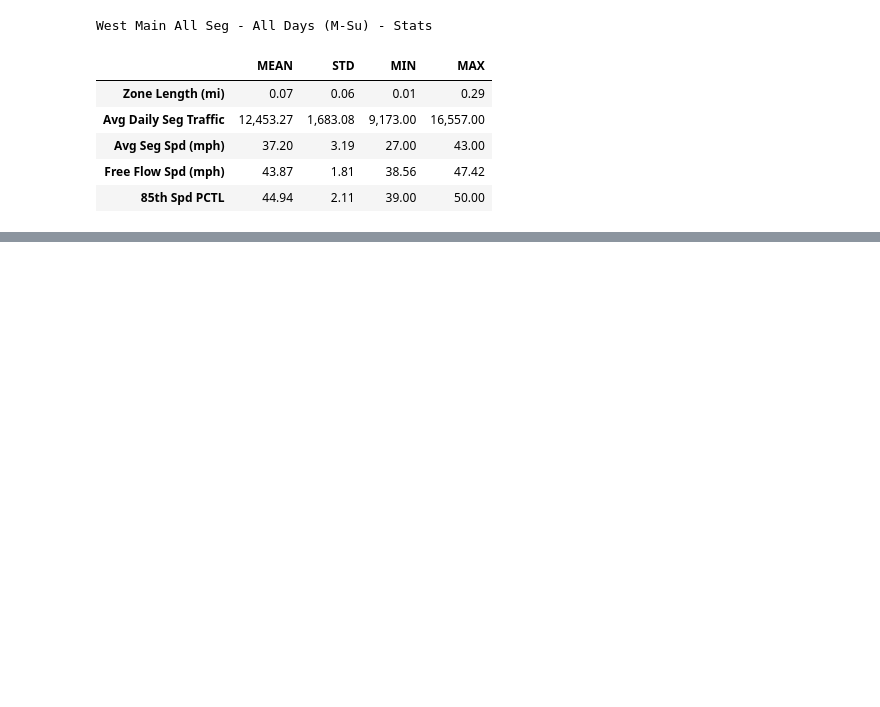
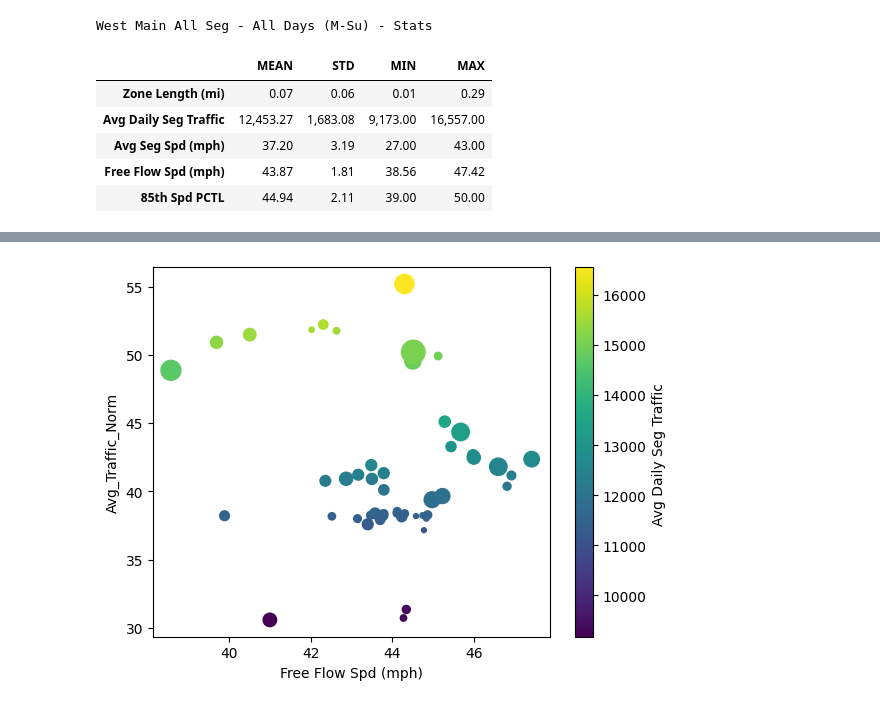
Before and after one commit to eKerney/data-notebooks, a Jupyter notebook: kzoo_streetlight/kzoo_streets_project.ipynb, the cells around one changed output, grey strips where cells are left out. Cells and saved outputs as stored; diff of their text form; code cells hidden in the pictures; blank space fills up the shorter version.

```diff
--- a/kzoo_streetlight/kzoo_streets_project.ipynb
+++ b/kzoo_streetlight/kzoo_streets_project.ipynb
@@ -281,0 +353,8 @@ df_atc_o.drop(columns=['Zone ID' , 'Day Type']).style \
+# %%
+df_atc_o_area['Avg_Traffic_Norm'] = df_atc_o_area['Avg Daily Seg Traffic '].apply(lambda x: x/300)
+df_atc_o_area['Zone_Length_Norm'] = df_atc_o_area['Zone Length (mi)'].apply(lambda x: x*1000)
+df_atc_o_area['Avg_Traffic_Plot'] = df_atc_o_area['Avg_Traffic_Norm'].apply(lambda x: x*5)
+df_atc_o_area['85th_Norm'] = df_atc_o_area['85th Spd PCTL'].apply(lambda x: x*100)
+df_atc_o_area.plot.scatter(y='Avg_Traffic_Norm', x="Free Flow Spd (mph)", s='Zone_Length_Norm', c='Avg Daily Seg Traffic ', cmap="viridis");
+# %% [output]
+[figure, added]
```
Also changed, not shown: parts of 12 cells of this notebook.
